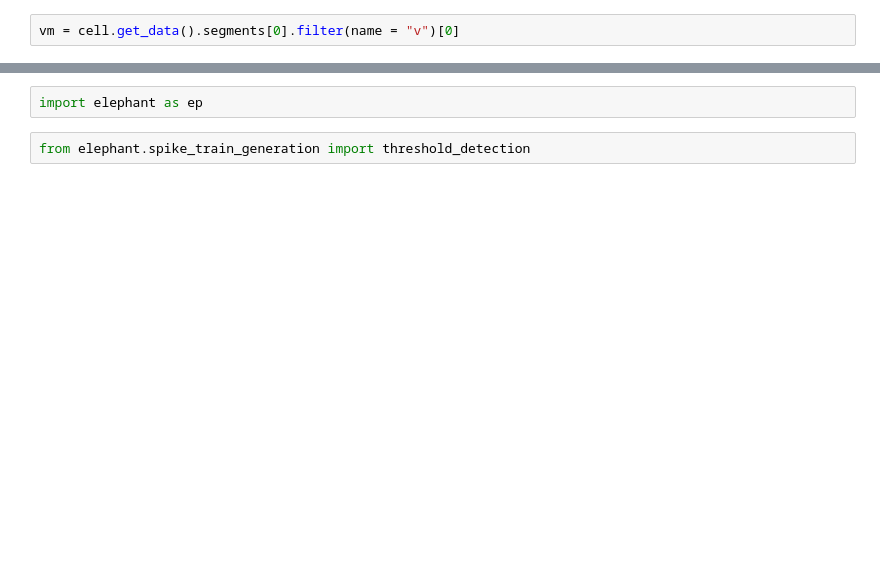
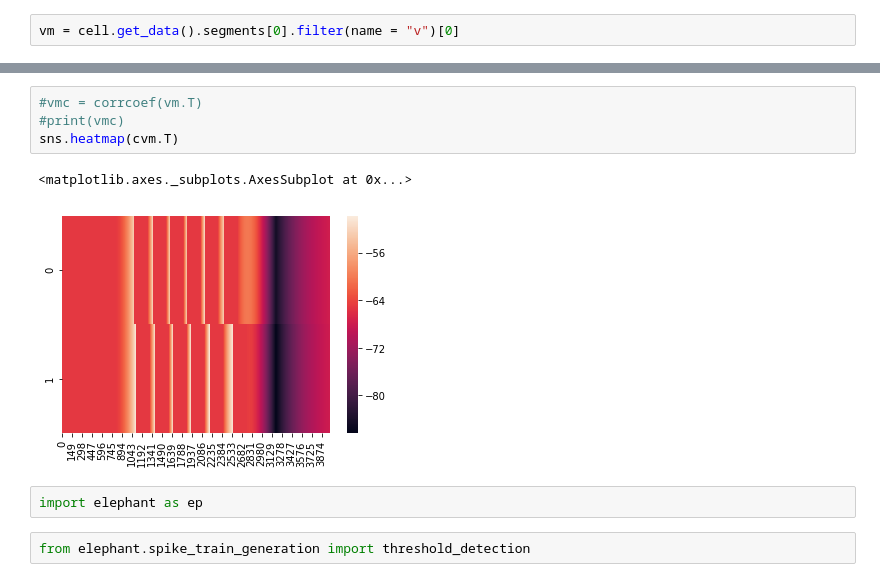
Before and after one commit to xhenes/optimality, a Jupyter notebook: AC-LIF.ipynb, the cells around one changed output, grey strips where cells are left out. Drawn from its saved outputs; the diff is of its cells as text; blank space fills up the shorter version.

```diff
--- a/AC-LIF.ipynb
+++ b/AC-LIF.ipynb
@@ -79,3 +82,10 @@ time: 0.0 to 100.025
+# %%
+#vmc = corrcoef(vm.T)
+#print(vmc)
+sns.heatmap(cvm.T)
+# %% [output]
+<matplotlib.axes._subplots.AxesSubplot at 0x...>
+[figure, added]
 # %%
 import elephant as ep
 # %%
```
Also changed, not shown: parts of 28 cells of this notebook.
